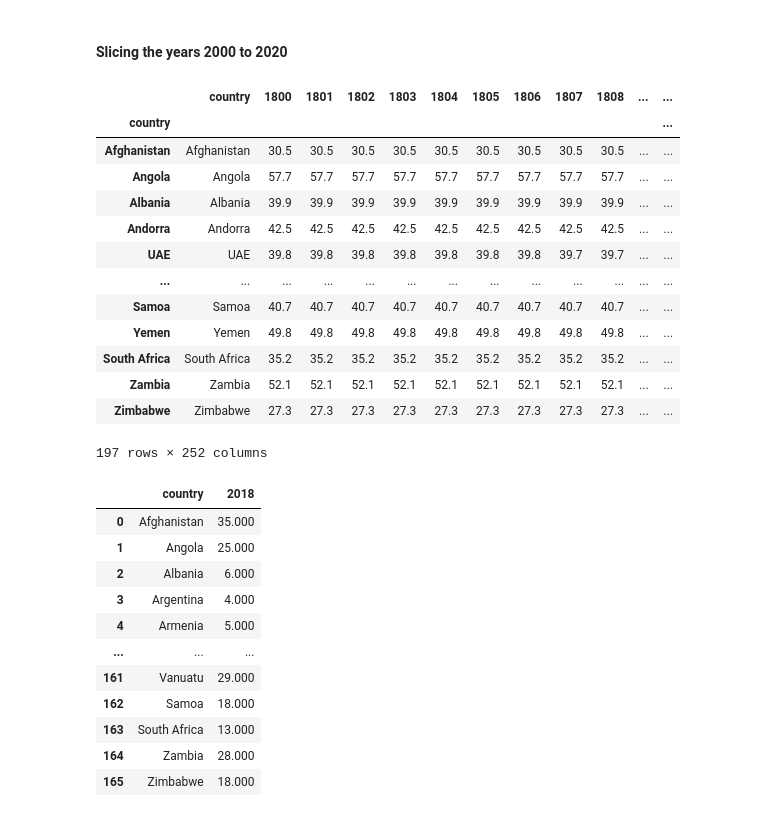
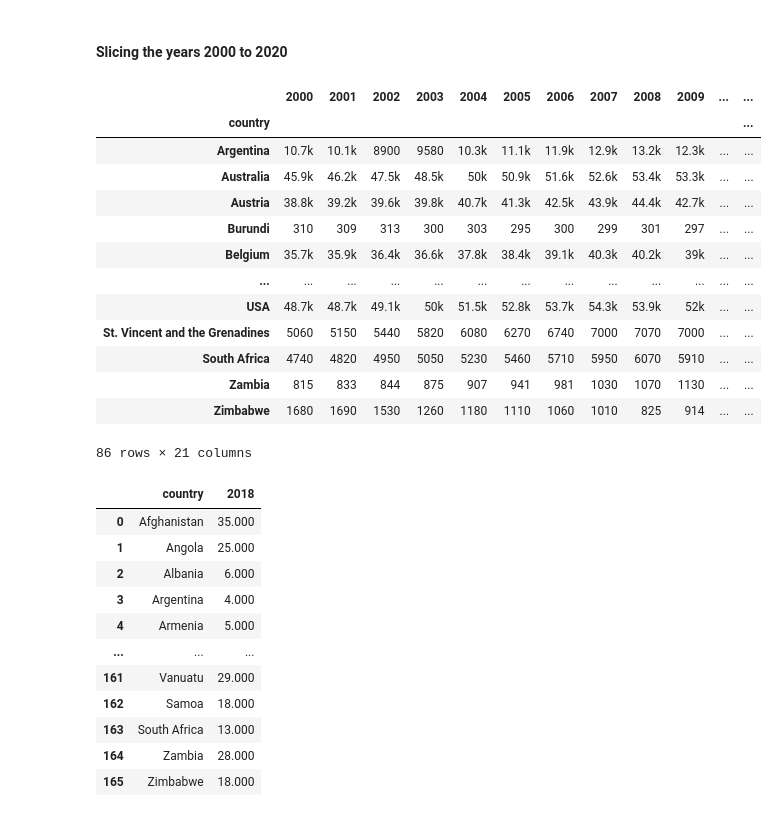
Before and after one commit to egildon/Data-and-Music, a Jupyter notebook: Porrege.ipynb, the cells around one changed output. Saved outputs shown, nothing was run; the diff lists cells and outputs as text; code cells hidden in the pictures.

```diff
--- a/Porrege.ipynb
+++ b/Porrege.ipynb
@@ -52,23 +52,25 @@ partner_violence_dfni
 
 gini_dfnic = gini_dfni.loc[:,'2000':'2020'] #slicing required dates 2000 - 2020
 gdppercapita_us_inflation_adjusted_dfnic = gdppercapita_us_inflation_adjusted_dfni.loc[:,'2000':'2020'] #slicing required dates 2000 - 2020
-# %%
-gini_dfni
-# %% [output]
-|  | country | 1800 | 1801 | 1802 | 1803 | 1804 | 1805 | 1806 | 1807 | 1808 | ... | ... |
-| country |  |  |  |  |  |  |  |  |  |  |  | ... |
-| Afghanistan | Afghanistan | 30.5 | 30.5 | 30.5 | 30.5 | 30.5 | 30.5 | 30.5 | 30.5 | 30.5 | ... | ... |
-| Angola | Angola | 57.7 | 57.7 | 57.7 | 57.7 | 57.7 | 57.7 | 57.7 | 57.7 | 57.7 | ... | ... |
-| Albania | Albania | 39.9 | 39.9 | 39.9 | 39.9 | 39.9 | 39.9 | 39.9 | 39.9 | 39.9 | ... | ... |
-| Andorra | Andorra | 42.5 | 42.5 | 42.5 | 42.5 | 42.5 | 42.5 | 42.5 | 42.5 | 42.5 | ... | ... |
-| UAE | UAE | 39.8 | 39.8 | 39.8 | 39.8 | 39.8 | 39.8 | 39.8 | 39.7 | 39.7 | ... | ... |
-| ... | ... | ... | ... | ... | ... | ... | ... | ... | ... | ... | ... | ... |
-| Samoa | Samoa | 40.7 | 40.7 | 40.7 | 40.7 | 40.7 | 40.7 | 40.7 | 40.7 | 40.7 | ... | ... |
-| Yemen | Yemen | 49.8 | 49.8 | 49.8 | 49.8 | 49.8 | 49.8 | 49.8 | 49.8 | 49.8 | ... | ... |
-| South Africa | South Africa | 35.2 | 35.2 | 35.2 | 35.2 | 35.2 | 35.2 | 35.2 | 35.2 | 35.2 | ... | ... |
-| Zambia | Zambia | 52.1 | 52.1 | 52.1 | 52.1 | 52.1 | 52.1 | 52.1 | 52.1 | 52.1 | ... | ... |
-| Zimbabwe | Zimbabwe | 27.3 | 27.3 | 27.3 | 27.3 | 27.3 | 27.3 | 27.3 | 27.3 | 27.3 | ... | ... |
-197 rows × 252 columns
+# %%
+# Test View Field
+
+gdppercapita_us_inflation_adjusted_dfnic
+# %% [output]
+|  | 2000 | 2001 | 2002 | 2003 | 2004 | 2005 | 2006 | 2007 | 2008 | 2009 | ... | ... |
+| country |  |  |  |  |  |  |  |  |  |  |  | ... |
+| Argentina | 10.7k | 10.1k | 8900 | 9580 | 10.3k | 11.1k | 11.9k | 12.9k | 13.2k | 12.3k | ... | ... |
+| Australia | 45.9k | 46.2k | 47.5k | 48.5k | 50k | 50.9k | 51.6k | 52.6k | 53.4k | 53.3k | ... | ... |
+| Austria | 38.8k | 39.2k | 39.6k | 39.8k | 40.7k | 41.3k | 42.5k | 43.9k | 44.4k | 42.7k | ... | ... |
+| Burundi | 310 | 309 | 313 | 300 | 303 | 295 | 300 | 299 | 301 | 297 | ... | ... |
+| Belgium | 35.7k | 35.9k | 36.4k | 36.6k | 37.8k | 38.4k | 39.1k | 40.3k | 40.2k | 39k | ... | ... |
+| ... | ... | ... | ... | ... | ... | ... | ... | ... | ... | ... | ... | ... |
+| USA | 48.7k | 48.7k | 49.1k | 50k | 51.5k | 52.8k | 53.7k | 54.3k | 53.9k | 52k | ... | ... |
+| St. Vincent and the Grenadines | 5060 | 5150 | 5440 | 5820 | 6080 | 6270 | 6740 | 7000 | 7070 | 7000 | ... | ... |
+| South Africa | 4740 | 4820 | 4950 | 5050 | 5230 | 5460 | 5710 | 5950 | 6070 | 5910 | ... | ... |
+| Zambia | 815 | 833 | 844 | 875 | 907 | 941 | 981 | 1030 | 1070 | 1130 | ... | ... |
+| Zimbabwe | 1680 | 1690 | 1530 | 1260 | 1180 | 1110 | 1060 | 1010 | 825 | 914 | ... | ... |
+86 rows × 21 columns
 # %%
 # partner_violence_dfni.index
 partner_violence_df
```
Also changed, not shown: parts of 8 cells of this notebook.
